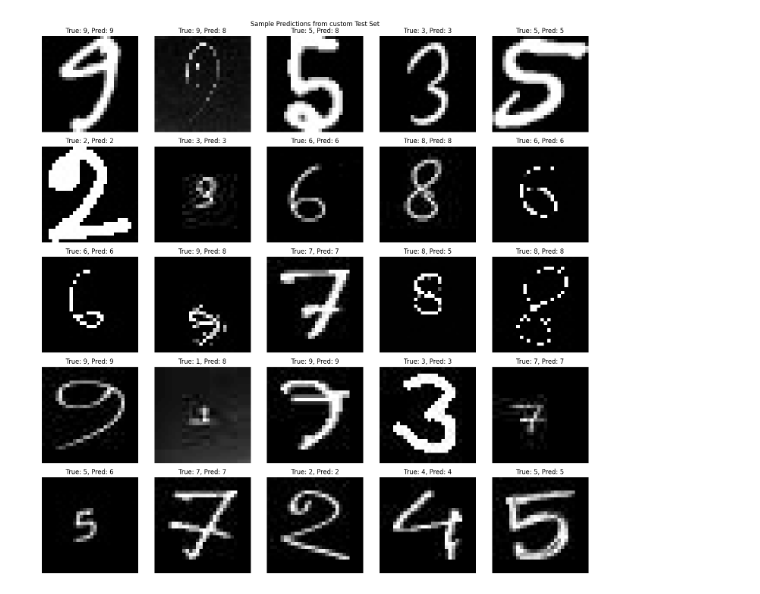
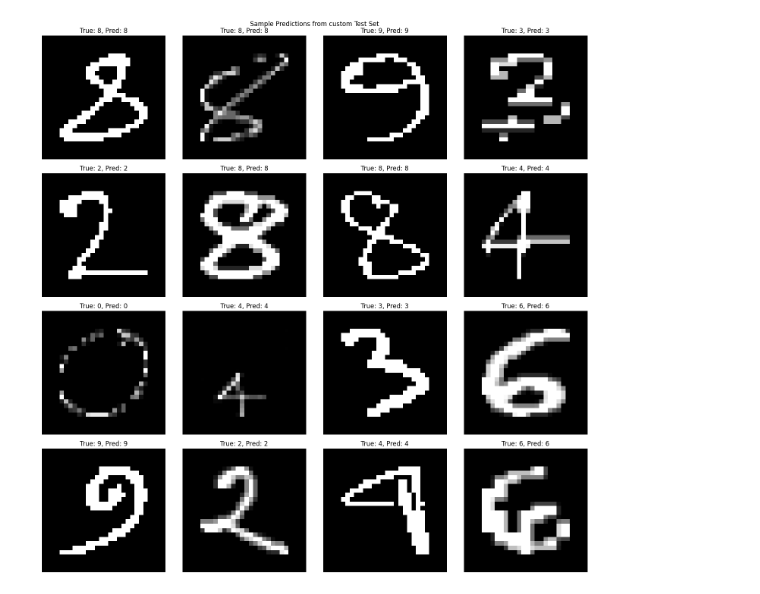
Before and after one commit to Saidul-1/AI-Lab, a Jupyter notebook: digit_recognition.ipynb, the cells around one changed output. Drawn from its saved outputs; the diff is of its cells as text; code cells hidden in the pictures.

Commit message:
Model accuracy improved using better dataset

```diff
--- a/digit_recognition.ipynb
+++ b/digit_recognition.ipynb
@@ -12,7 +12,7 @@ from sklearn.utils import shuffle
 (mnist_trainX, mnist_trainY), (mnist_testX, mnist_testY) = mnist.load_data()
 
 # Load custom dataset
-data = np.load('mnist_custom.npz')
+data = np.load('custom_dataset.npz')
 custom_trainX = data['trainX']
 custom_trainY = data['trainY']
 custom_testX = data['testX']
@@ -107,15 +117,14 @@ Accuracy on custom test set: 0.7484
 # %%
-# Plot sample predictions
+# Plot sample predictions from custom test set
 plt.figure(figsize=(15, 15))
-num_samples, rows, cols = 25, 5, 5
+num_samples, rows, cols = 16, 4, 4
 for i in range(min(num_samples, len(custom_testX))):
     plt.subplot(rows, cols, i+1)
     plt.axis('off')
     plt.imshow(custom_testX[i], cmap="gray")
-    plt.title(f'True: {testY_labels[i]}, Pred: {y_pred_labels[i]}')
+    plt.title(f'True: {custom_testY_labels[i]}, Pred: {custom_predY_labels[i]}')
 plt.suptitle(f'Sample Predictions from custom Test Set')
-plt.savefig(f'Sample Predictions from custom Test Set')
 plt.tight_layout()
 plt.show()
 # %% [output]
-[figure, old version]
+[figure, new version]
```
Also changed, not shown: parts of 5 cells of this notebook, 1 other file.
